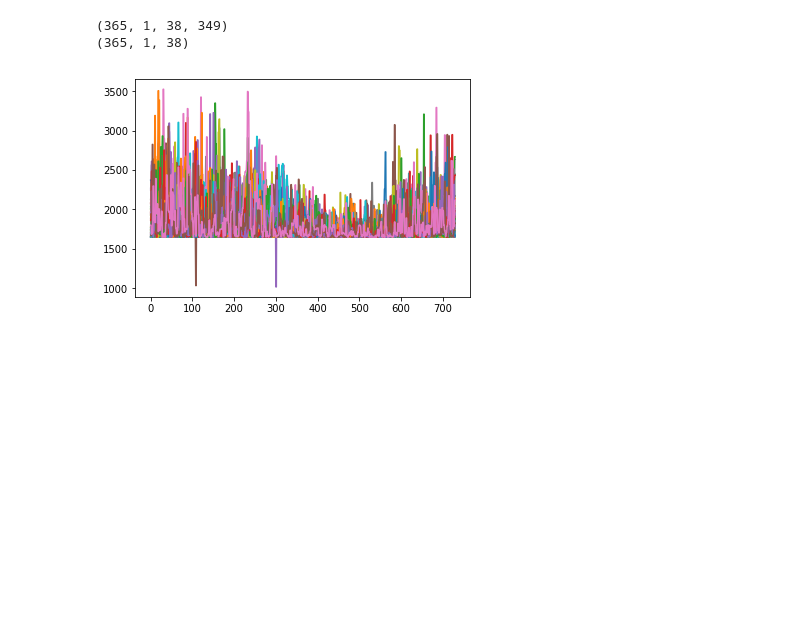
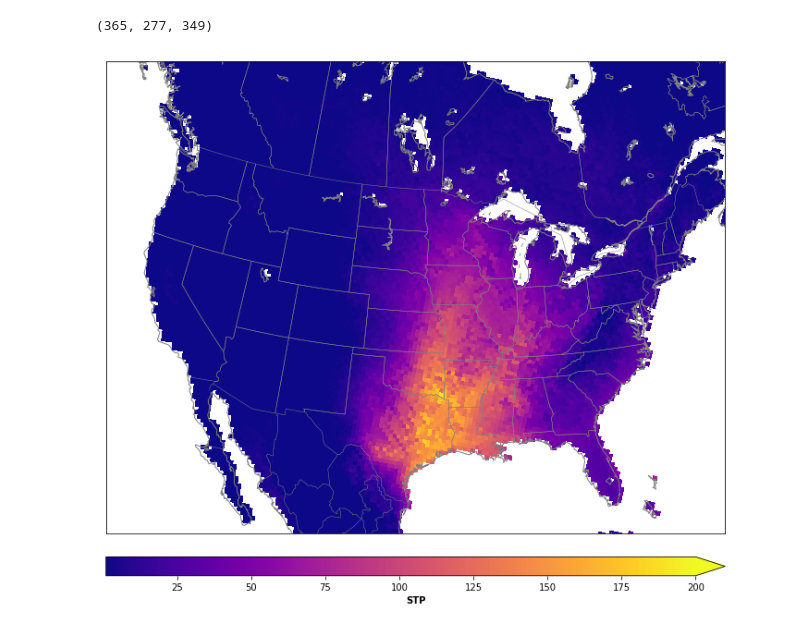
Before and after one commit to vgensini/enso, a Jupyter notebook: plot_stp.ipynb, the cells around one changed output. Cells and saved outputs as stored; diff of their text form; code cells hidden in the pictures; blank space fills up the shorter version.

```diff
--- a/plot_stp.ipynb
+++ b/plot_stp.ipynb
@@ -12,13 +15,36 @@ from matplotlib.mlab import bivariate_normal
-# %%
-stp_doy=np.load('stp_00z_narr.npy')
-stp_doy=np.sum(stp_doy,axis=3)
-print (stp_doy.shape)
-stp_doy=np.sum(stp_doy,axis=3)
-print (stp_doy.shape)
-for i in enumerate(np.arange(0,37,1)):
-    plt.plot(stp_doy[:,:,i].flatten())
-plt.show()
-# %% [output]
-(365, 1, 38, 349)
-(365, 1, 38)
-[figure, removed]
+# %%
+nc1 = Dataset('narr_latlon.nc','r',format='NETCDF4_CLASSIC')
+lats = nc1.variables["lats"][0][:][:]
+lons = nc1.variables["lons"][0][:][:]
+nc1.close()
+stp_00z=np.load('stp_00z_narr.npy')
+stp_03z=np.load('stp_03z_narr.npy')
+stp_06z=np.load('stp_06z_narr.npy')
+stp_09z=np.load('stp_09z_narr.npy')
+stp_12z=np.load('stp_12z_narr.npy')
+stp_15z=np.load('stp_15z_narr.npy')
+stp_18z=np.load('stp_18z_narr.npy')
+stp_21z=np.load('stp_21z_narr.npy')
+stp_all_hrs=np.sum(np.squeeze(np.stack((stp_00z,stp_03z,stp_06z,stp_09z,stp_12z,stp_15z,stp_18z,stp_21z)),axis=2),axis=0)
+print(stp_all_hrs.shape)
+
+stp_avg_yr=np.sum(stp_all_hrs,axis=0)*3/38.
+
+#plot the map
+fig = plt.figure()
+fig.set_size_inches(12,12)
+m = Basemap  (projection='lcc',lon_0=-92.54199,lat_0=38.09401,llcrnrlat=20, urcrnrlat=55,llcrnrlon=-120,urcrnrlon=-60,resolution='l',area_thresh=1000)
+m.drawcoastlines(color='gray')
+m.drawstates(color='gray')
+masked = maskoceans(lons,lats,stp_avg_yr)
+m.drawcountries(color='gray')
+x,y = m(lons,lats)
+#plot = m.pcolormesh(x,y,masked,zorder=1, norm=colors.LogNorm(vmin=1, vmax=50),cmap=cm.magma)
+plot = m.pcolormesh(x,y,masked,zorder=1,vmin=1, vmax=200,cmap=cm.plasma)
+colbar = m.colorbar(plot,"bottom", size="4%",pad="5%",extend='max')
+colbar.set_label('STP',fontsize='medium',weight='bold')
+plt.title =("1979-2016 STP > 1")
+plt.show()
+# %% [output]
+(365, 277, 349)
+[figure, added]
```
Also changed, not shown: parts of 1 cell of this notebook, 6 other files.
